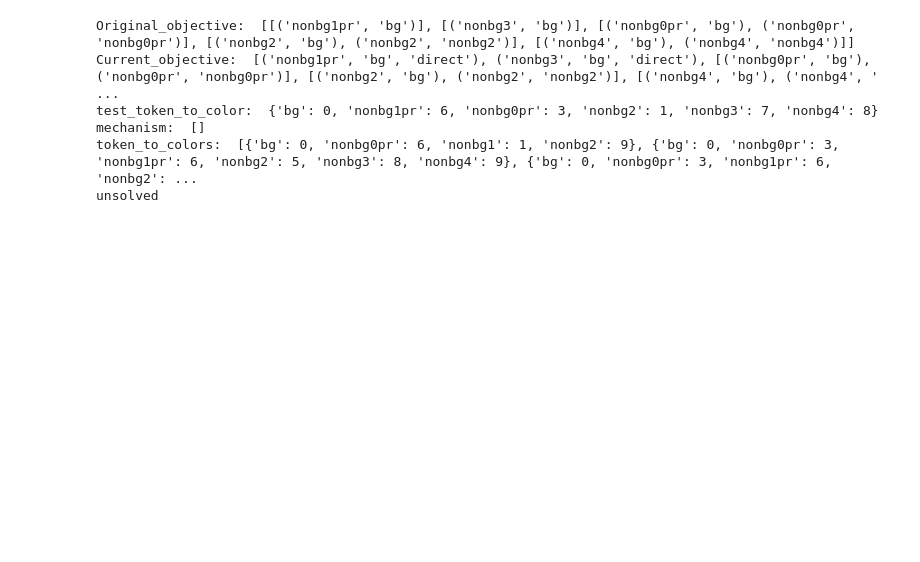
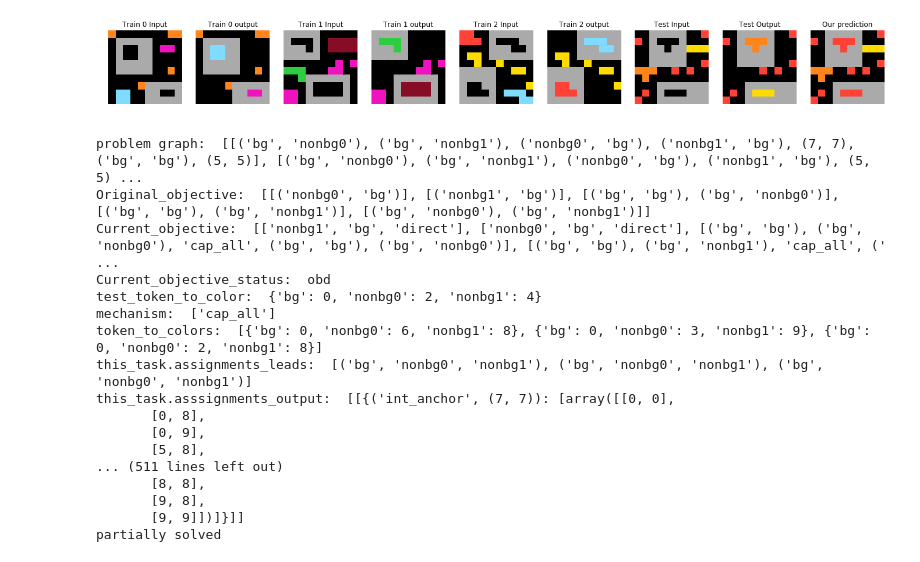
Before and after one commit to hassanshallal/ARCsolver, a Jupyter notebook: ARCSolverV02.ipynb, the cells around one changed output. Saved outputs shown, nothing was run; the diff lists cells and outputs as text; code cells hidden in the pictures; blank space fills up the shorter version.

```diff
--- a/ARCSolverV02.ipynb
+++ b/ARCSolverV02.ipynb
@@ -15,17 +102,33 @@ tt = load_set(training_path)
 # %%
-# to tokenize a test with different values, make sure it has pr nonbg and use it for tokenizing the
-# case: 17, 33, 39, 92
-this_task = TaskManager(tt[328])
+n = 43
+this_task = TaskManager(tt[n])
+plot_task_eval(tt[n], this_task.inductiveV02.testpreds)
+print('problem graph: ', this_task.problem_graph)
 print('Original_objective: ', this_task.inductiveV02.objective)
 print('Current_objective: ', this_task.inductiveV02.running_objective)
+print('Current_objective_status: ', this_task.inductiveV02.objective_status)
 print('test_token_to_color: ', this_task.inductiveV02.test_token_to_color)
 print('mechanism: ', this_task.inductiveV02.mechanisms)
 print('token_to_colors: ', this_task.token_to_colors)
+print('this_task.assignments_leads: ', this_task.assignments_leads)
+print('this_task.asssignments_output: ', this_task.asssignments_output)
 print(this_task.inductiveV02.solved)
 # %% [output]
+[figure, added]
-Original_objective:  [[('nonbg1pr', 'bg')], [('nonbg3', 'bg')], [('nonbg0pr', 'bg'), ('nonbg0pr', 'nonbg0pr')], [('nonbg2', 'bg'), ('nonbg2', 'nonbg2')], [('nonbg4', 'bg'), ('nonbg4', 'nonbg4')]]
-Current_objective:  [('nonbg1pr', 'bg', 'direct'), ('nonbg3', 'bg', 'direct'), [('nonbg0pr', 'bg'), ('nonbg0pr', 'nonbg0pr')], [('nonbg2', 'bg'), ('nonbg2', 'nonbg2')], [('nonbg4', 'bg'), ('nonbg4', ' ...
-test_token_to_color:  {'bg': 0, 'nonbg1pr': 6, 'nonbg0pr': 3, 'nonbg2': 1, 'nonbg3': 7, 'nonbg4': 8}
-mechanism:  []
-token_to_colors:  [{'bg': 0, 'nonbg0pr': 6, 'nonbg1': 1, 'nonbg2': 9}, {'bg': 0, 'nonbg0pr': 3, 'nonbg1pr': 6, 'nonbg2': 5, 'nonbg3': 8, 'nonbg4': 9}, {'bg': 0, 'nonbg0pr': 3, 'nonbg1pr': 6, 'nonbg2': ...
-unsolved
+problem graph:  [[('bg', 'nonbg0'), ('bg', 'nonbg1'), ('nonbg0', 'bg'), ('nonbg1', 'bg'), (7, 7), ('bg', 'bg'), (5, 5)], [('bg', 'nonbg0'), ('bg', 'nonbg1'), ('nonbg0', 'bg'), ('nonbg1', 'bg'), (5, 5) ...
+Original_objective:  [[('nonbg0', 'bg')], [('nonbg1', 'bg')], [('bg', 'bg'), ('bg', 'nonbg0')], [('bg', 'bg'), ('bg', 'nonbg1')], [('bg', 'nonbg0'), ('bg', 'nonbg1')]]
+Current_objective:  [['nonbg1', 'bg', 'direct'], ['nonbg0', 'bg', 'direct'], [('bg', 'bg'), ('bg', 'nonbg0'), 'cap_all', ('bg', 'bg'), ('bg', 'nonbg0')], [('bg', 'bg'), ('bg', 'nonbg1'), 'cap_all', (' ...
+Current_objective_status:  obd
+test_token_to_color:  {'bg': 0, 'nonbg0': 2, 'nonbg1': 4}
+mechanism:  ['cap_all']
+token_to_colors:  [{'bg': 0, 'nonbg0': 6, 'nonbg1': 8}, {'bg': 0, 'nonbg0': 3, 'nonbg1': 9}, {'bg': 0, 'nonbg0': 2, 'nonbg1': 8}]
+this_task.assignments_leads:  [('bg', 'nonbg0', 'nonbg1'), ('bg', 'nonbg0', 'nonbg1'), ('bg', 'nonbg0', 'nonbg1')]
+this_task.asssignments_output:  [[{('int_anchor', (7, 7)): [array([[0, 0],
+       [0, 8],
+       [0, 9],
+       [5, 8],
+... (511 lines left out)
+       [8, 8],
+       [9, 8],
+       [9, 9]])]}]]
+partially solved
```
Also changed, not shown: parts of 27 cells of this notebook, 6 other files.
